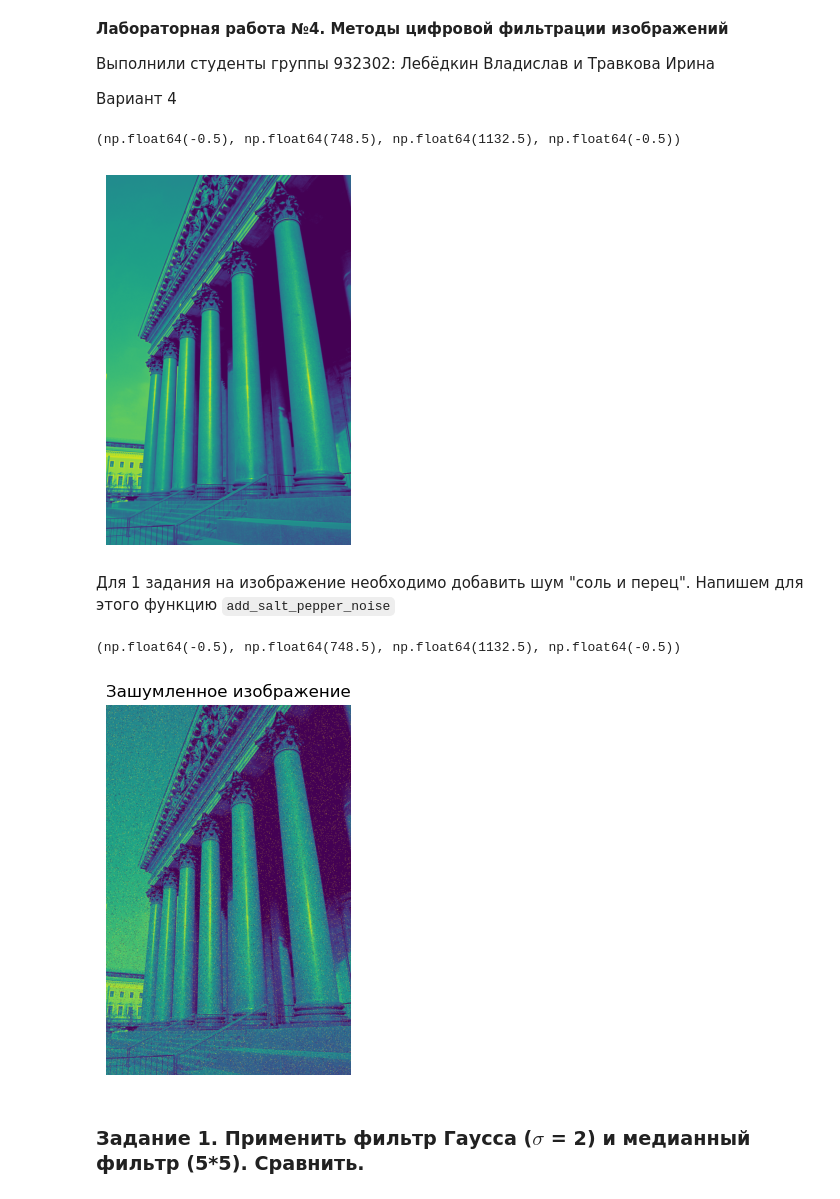
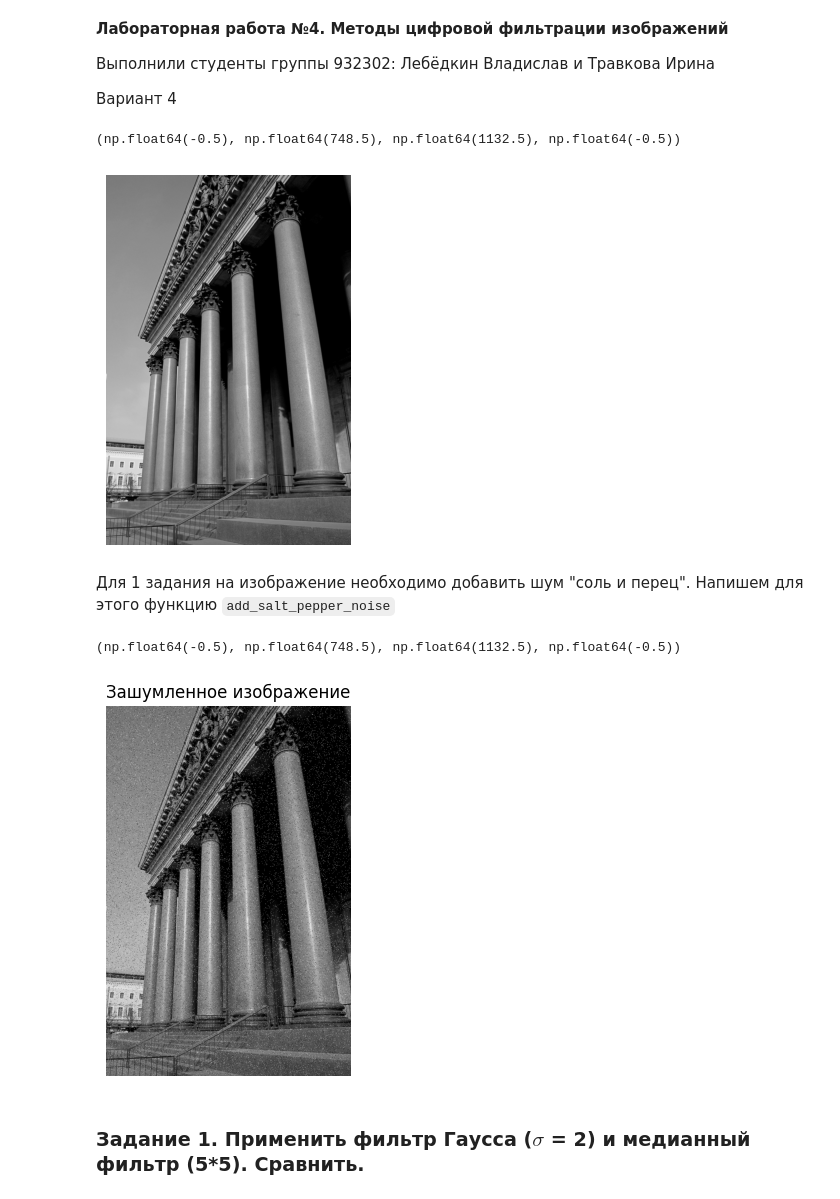
Before and after one commit to Travkova/CV_labs, a Jupyter notebook: Методы цифровой фильтрации изображений/lab4.ipynb, the cells around one changed output. Drawn from its saved outputs; the diff is of its cells as text; code cells hidden in the pictures.

```diff
--- a/Методы цифровой фильтрации изображений/lab4.ipynb
+++ b/Методы цифровой фильтрации изображений/lab4.ipynb
@@ -13,13 +13,13 @@ import time
 # %%
 # загрузка изображения в градациях серого
 img = cv2.imread('cv_image.jpg', cv2.IMREAD_GRAYSCALE)
 if img is None:
     raise FileNotFoundError("Изображение не найдено! Проверьте путь")
-plt.imshow(img)
+plt.imshow(img, cmap='gray')
 plt.axis("off")
 # %% [output]
 (np.float64(-0.5), np.float64(748.5), np.float64(1132.5), np.float64(-0.5))
-[figure, old version]
+[figure, new version]
 # %% [markdown]
 Для 1 задания на изображение необходимо добавить шум "соль и перец". Напишем для этого функцию ``add_salt_pepper_noise``
 # %%
@@ -37,12 +37,12 @@ def add_salt_pepper_noise(image, amount=0.05):
     return noisy
 # %%
 img_noisy = add_salt_pepper_noise(img, amount=0.05)
-plt.imshow(img_noisy)
+plt.imshow(img_noisy, cmap='gray')
 plt.title("Зашумленное изображение")
 plt.axis("off")
 # %% [output]
 (np.float64(-0.5), np.float64(748.5), np.float64(1132.5), np.float64(-0.5))
-[figure, old version]
+[figure, new version]
 # %% [markdown]
 ### Задание 1. Применить фильтр Гаусса ($\sigma$ = 2) и медианный фильтр (5*5). Сравнить.
 # %% [markdown]
```
Also changed, not shown: parts of 1 cell of this notebook.
